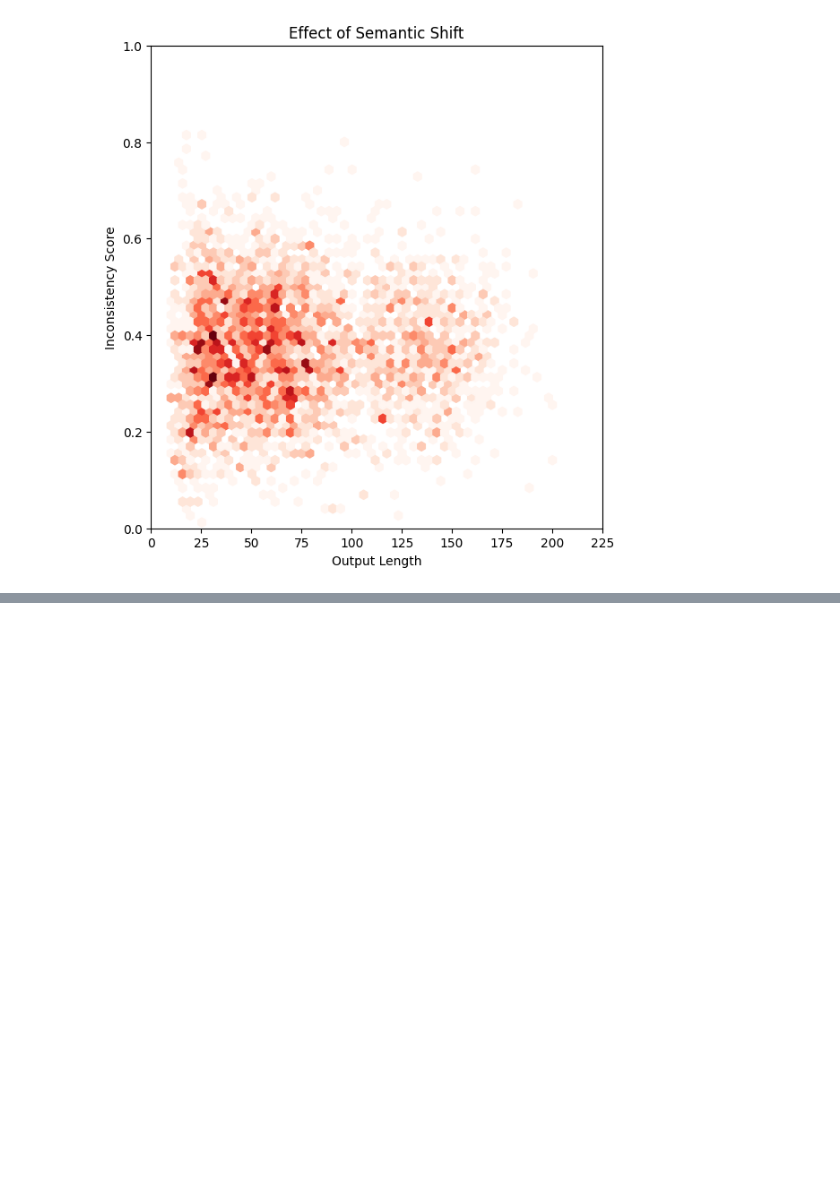
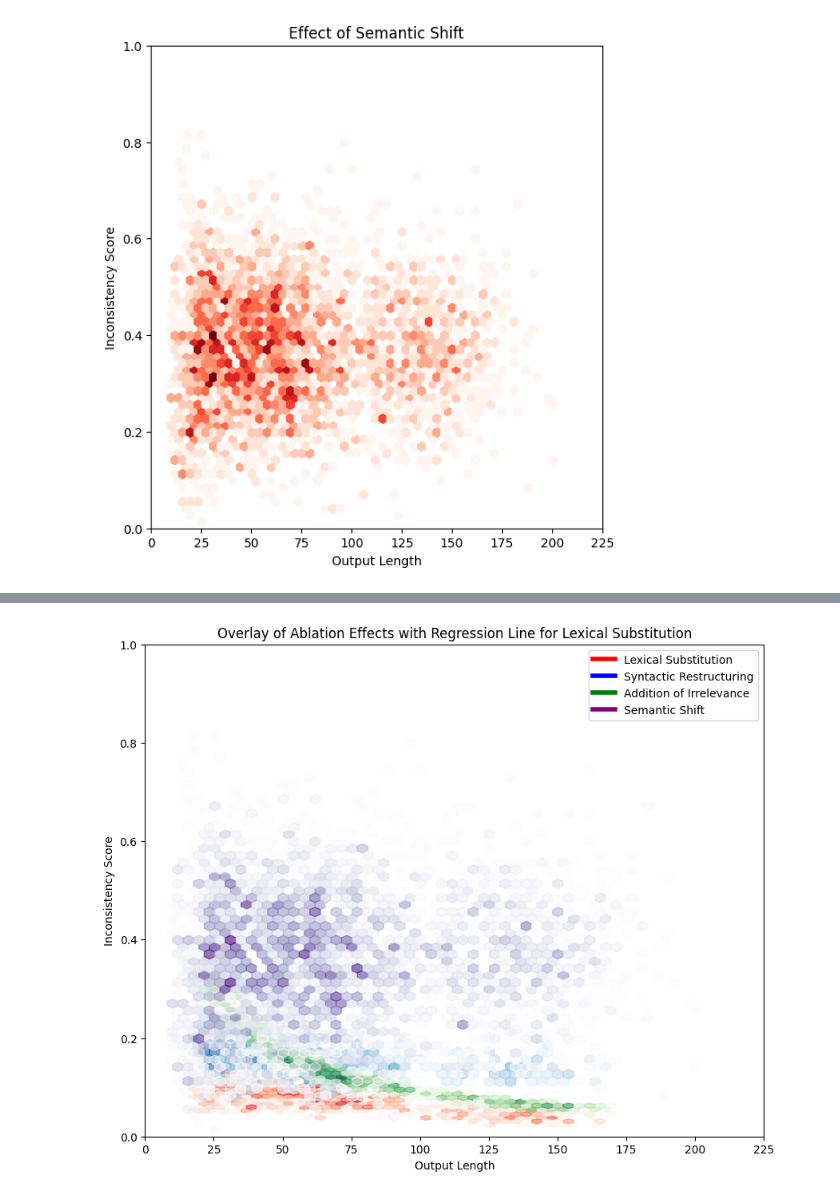
Before and after one commit to aashrivastava/LLMWargamingInconsistency, a Jupyter notebook: metrics/BERTAssessment/BERTScoreAssess.ipynb, the cells around one changed output, grey strips where cells are left out. Cells and saved outputs as stored; diff of their text form; code cells hidden in the pictures; blank space fills up the shorter version.

```diff
--- a/metrics/BERTAssessment/BERTScoreAssess.ipynb
+++ b/metrics/BERTAssessment/BERTScoreAssess.ipynb
@@ -680,0 +754,58 @@ plt.show()
+# %%
+import matplotlib.pyplot as plt
+import seaborn as sns
+import numpy as np
+
+# Create a figure and a single set of axes for overlaying plots
+fig, ax = plt.subplots(figsize=(10, 8))
+
+# Plot 1: Lexical Substitution (with best-fit line)
+hb1 = ax.hexbin(data_lex['Text Length (Tokens)'], data_lex['Inconsistency Score'], gridsize=50, cmap='Reds', mincnt=5, alpha=0.6, label='Lexical Substitution')
+
+# Adding a regression line for Lexical Substitution without confidence interval
+# sns.regplot(x='Text Length (Tokens)', y='Inconsistency Score', data=data_lex, ax=ax, scatter=False, color='Red', ci=None, line_kws={"label":"Linear Fit"})
+
+# Plot 2: Syntactic Restructuring
+hb2 = ax.hexbin(data[data['Ablation Type'] == 'Syntactic Restructuring']['Text Length (Tokens)'],
+                data[data['Ablation Type'] == 'Syntactic Restructuring']['Inconsistency Score'],
+                gridsize=50, cmap='Blues', mincnt=5, alpha=0.6, label='Syntactic Restructuring')
+
+# Adding a regression line for Syntactic Restructuring without confidence interval
+# sns.regplot(x='Text Length (Tokens)', y='Inconsistency Score', data=data[data['Ablation Type'] == 'Syntactic Restructuring'], ax=ax, scatter=False, color='Blue', ci=None, line_kws={"label":"Linear Fit"})
+
+# Plot 3: Addition of Irrelevance
+hb3 = ax.hexbin(data[data['Ablation Type'] == 'Addition of Irrelevance']['Text Length (Tokens)'],
+                data[data['Ablation Type'] == 'Addition of Irrelevance']['Inconsistency Score'],
+                gridsize=50, cmap='Greens', mincnt=5, alpha=0.6, label='Addition of Irrelevance')
+
+# Adding a regression line for Addition of Irrelevance without confidence interval
+# sns.regplot(x='Text Length (Tokens)', y='Inconsistency Score', data=data[data['Ablation Type'] == 'Addition of Irrelevance'], ax=ax, scatter=False, color='Green', ci=None, line_kws={"label":"Linear Fit"})
+
+# Plot 4: Semantic Shift
+hb4 = ax.hexbin(data[data['Ablation Type'] == 'Semantic Shift']['Text Length (Tokens)'],
+                data[data['Ablation Type'] == 'Semantic Shift']['Inconsistency Score'],
+                gridsize=50, cmap='Purples', mincnt=1, alpha=0.6, label='Semantic Shift')
+
+# Adding a regression line for Semantic Shift without confidence interval
+# sns.regplot(x='Text Length (Tokens)', y='Inconsistency Score', data=data[data['Ablation Type'] == 'Semantic Shift'], ax=ax, scatter=False, color='Purple', ci=None, line_kws={"label":"Linear Fit"})
+
+# Customize the plot
+ax.set_title('Overlay of Ablation Effects with Regression Line for Lexical Substitution')
+ax.set_xlabel('Output Length')
+ax.set_ylabel('Inconsistency Score')
+ax.set_xlim(0, 225)
+ax.set_ylim(0, 1)  # Adjust based on your data range
+
+# Add a legend for the overlays
+handles = [
+    plt.Line2D([0], [0], color='red', lw=4, label='Lexical Substitution'),
+    plt.Line2D([0], [0], color='blue', lw=4, label='Syntactic Restructuring'),
+    plt.Line2D([0], [0], color='green', lw=4, label='Addition of Irrelevance'),
+    plt.Line2D([0], [0], color='purple', lw=4, label='Semantic Shift')
+]
+ax.legend(handles=handles)
+
+# Show the plot
+plt.show()
+# %% [output]
+[figure, added]
```
Also changed, not shown: parts of 19 cells of this notebook, 8 other files.
